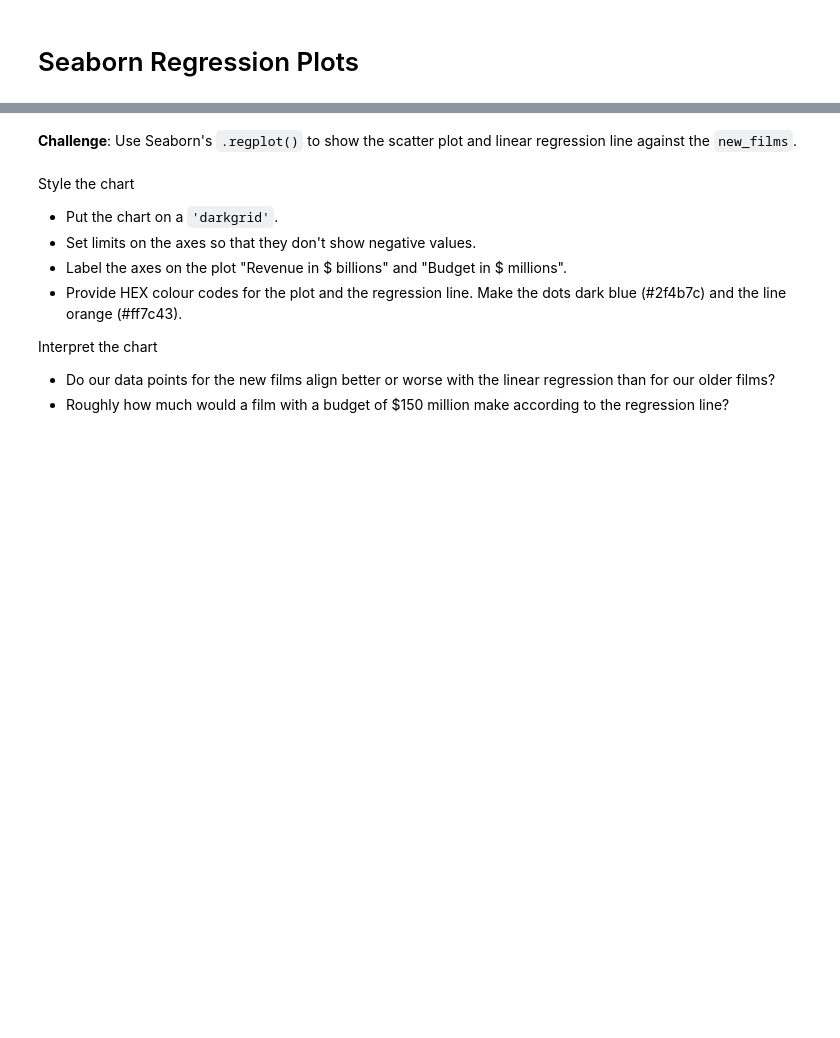
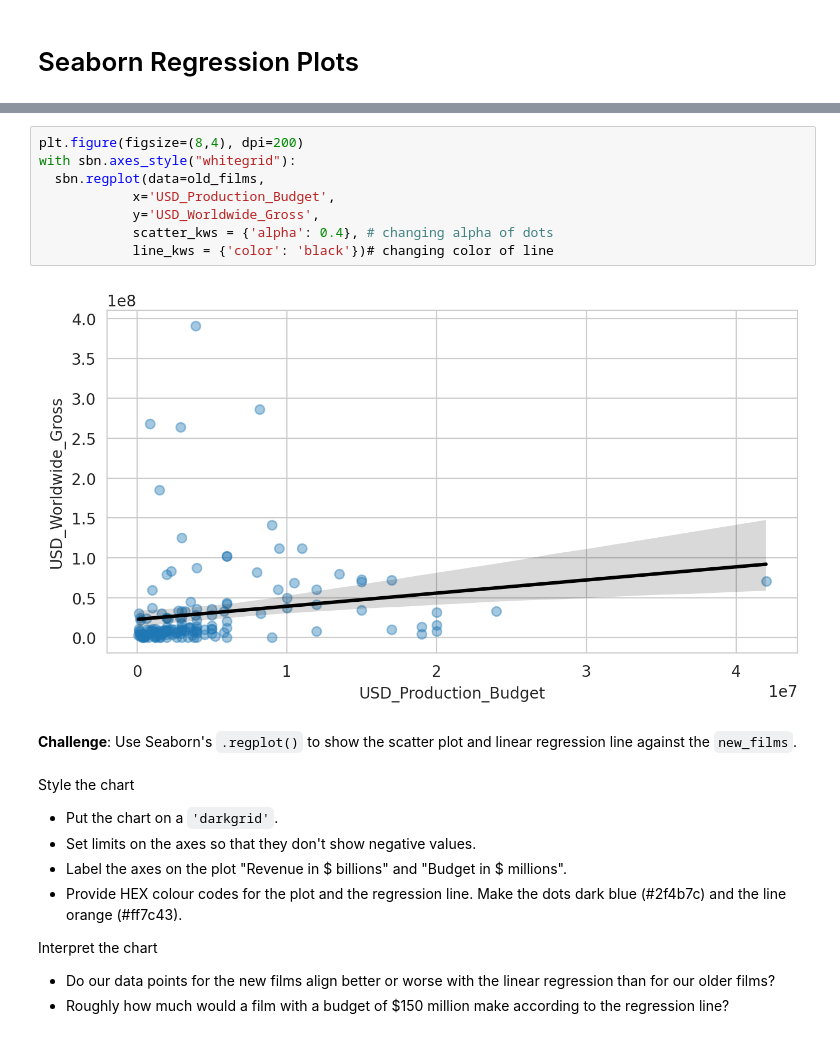
Before and after one commit to J-Bills/day_78, a Jupyter notebook: Seaborn+Linear+Regression+%28start%29/Seaborn_and_Linear_Regression_(start).ipynb, the cells around one changed output, grey strips where cells are left out. Saved outputs shown, nothing was run; the diff lists cells and outputs as text; blank space fills up the shorter version.

```diff
--- a/Seaborn+Linear+Regression+%28start%29/Seaborn_and_Linear_Regression_(start).ipynb
+++ b/Seaborn+Linear+Regression+%28start%29/Seaborn_and_Linear_Regression_(start).ipynb
@@ -342,3 +394,13 @@ Here's how:
+# %%
+plt.figure(figsize=(8,4), dpi=200)
+with sbn.axes_style("whitegrid"):
+  sbn.regplot(data=old_films,
+            x='USD_Production_Budget',
+            y='USD_Worldwide_Gross',
+            scatter_kws = {'alpha': 0.4}, # changing alpha of dots
+            line_kws = {'color': 'black'})# changing color of line
+# %% [output]
+[figure, added]
 # %% [markdown]
 **Challenge**: Use Seaborn's `.regplot()` to show the scatter plot and linear regression line against the `new_films`.
 <br>
```
Also changed, not shown: parts of 4 cells of this notebook.
